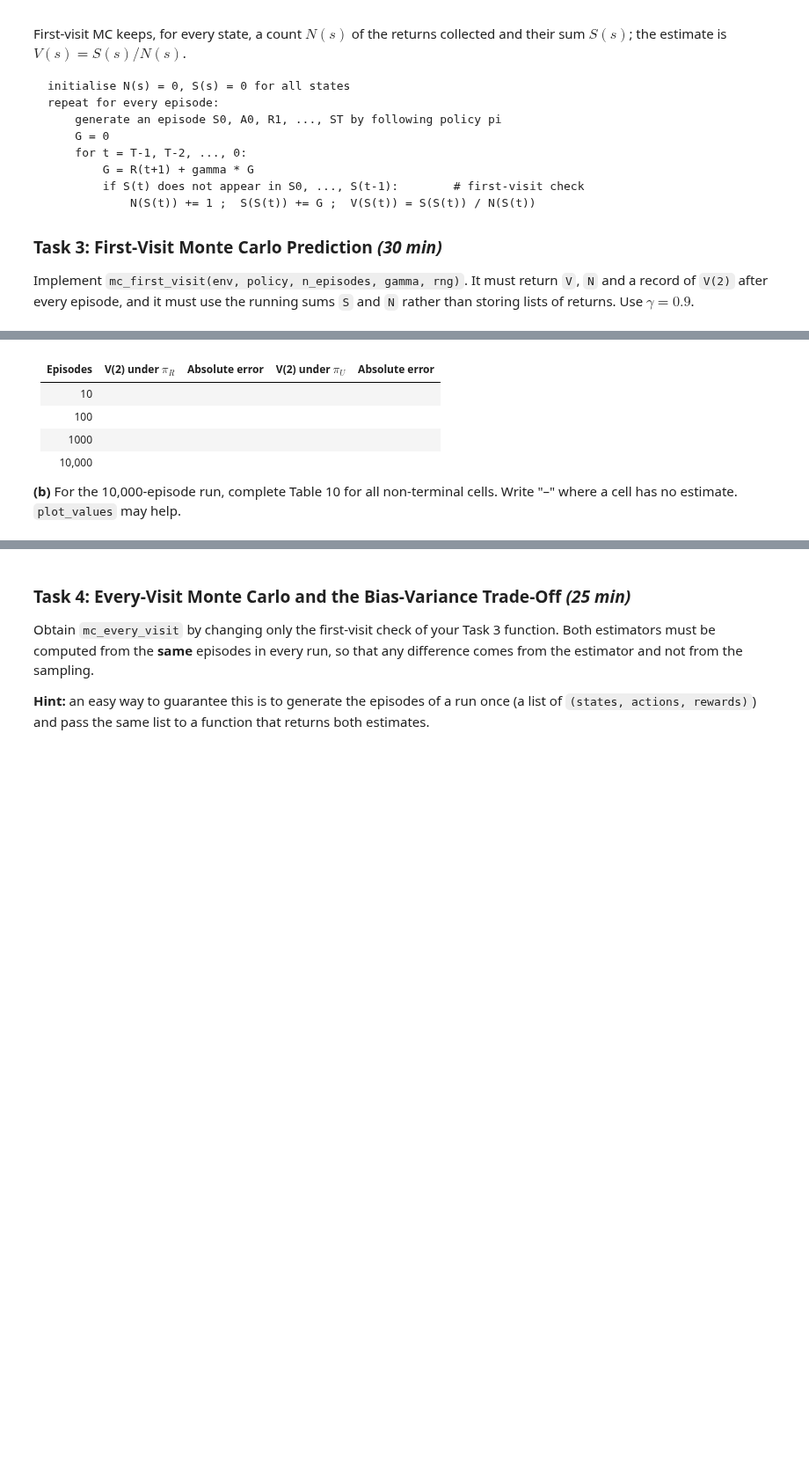
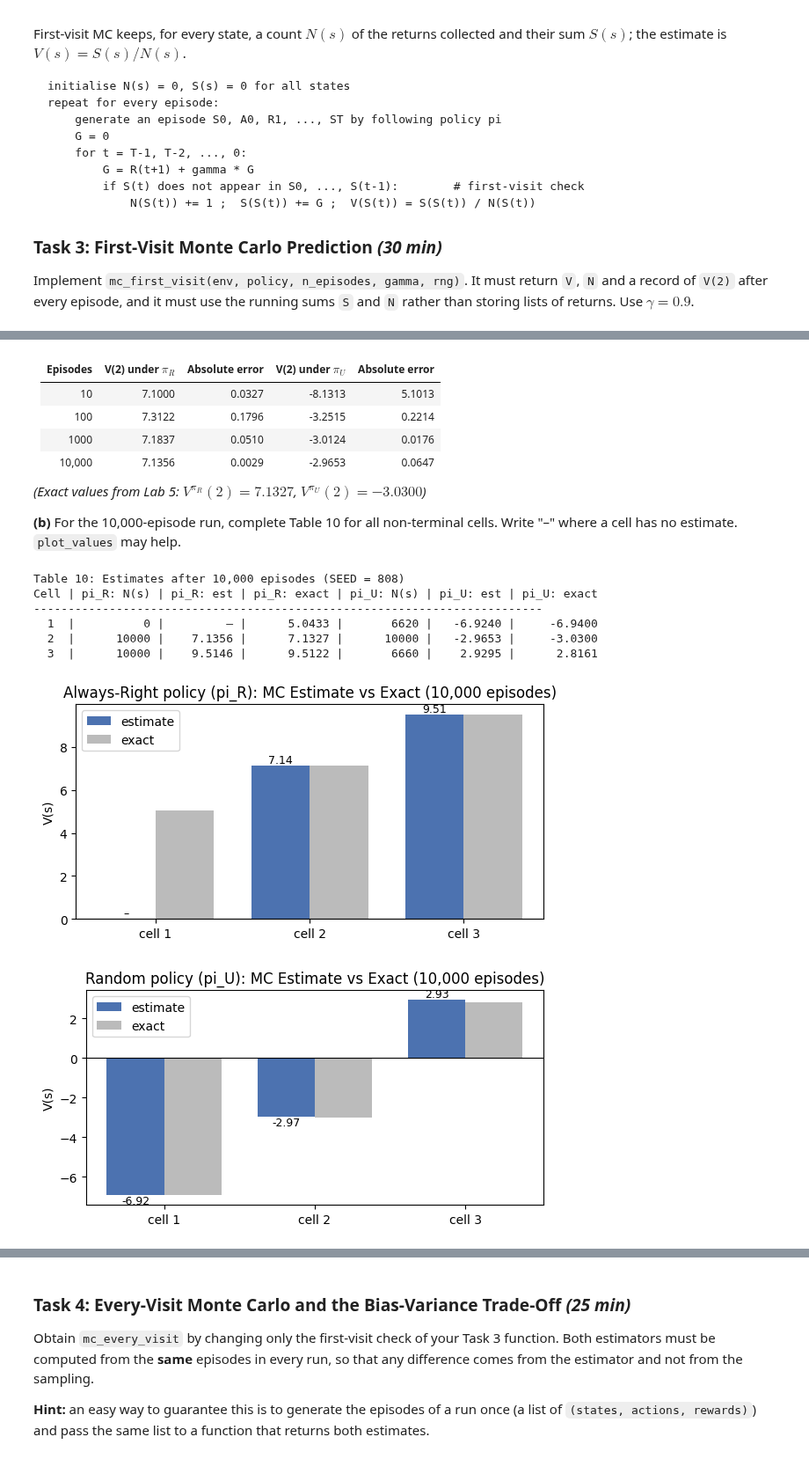
Before and after one commit to SikandarHussain6858/RL_labs, a Jupyter notebook: RL_Lab_7_Starter_Notebook.ipynb, the cells around one changed output, grey strips where cells are left out. Shown at 88% size. Cells and saved outputs as stored; diff of their text form; code cells hidden in the pictures; blank space fills up the shorter version.

```diff
--- a/RL_Lab_7_Starter_Notebook.ipynb
+++ b/RL_Lab_7_Starter_Notebook.ipynb
@@ -495,8 +568,19 @@ def mc_first_visit(env, policy, n_episodes, gamma, rng):
     N = np.zeros(n_states)
     S = np.zeros(n_states)
     V2_history = np.full(n_episodes, np.nan)
-    # TODO
-    # your code here
+
+    for ep in range(n_episodes):
+        states, actions, rewards = run_episode(env, policy, rng)
+        T = len(states)
+        G = 0.0
+        for t in range(T - 1, -1, -1):
+            s_t = states[t]
+            G = rewards[t] + gamma * G
+            if s_t not in states[:t]:       # first-visit check
+                N[s_t] += 1
+                S[s_t] += G
+        if N[2] > 0:
+            V2_history[ep] = S[2] / N[2]
 
     V = np.divide(S, N, out=np.full(n_states, np.nan), where=N > 0)
     return V, N, V2_history
@@ -513,16 +626,43 @@ def mc_first_visit(env, policy, n_episodes, gamma, rng):
 # %% [markdown]
 | Episodes | V(2) under $\pi_R$ | Absolute error | V(2) under $\pi_U$ | Absolute error |
 |---|---|---|---|---|
-| 10 | | | | |
-| 100 | | | | |
-| 1000 | | | | |
-| 10,000 | | | | |
+| 10 | 7.1000 | 0.0327 | -8.1313 | 5.1013 |
+| 100 | 7.3122 | 0.1796 | -3.2515 | 0.2214 |
+| 1000 | 7.1837 | 0.0510 | -3.0124 | 0.0176 |
+| 10,000 | 7.1356 | 0.0029 | -2.9653 | 0.0647 |
+
+*(Exact values from Lab 5: $V^{\pi_R}(2) = 7.1327$, $V^{\pi_U}(2) = -3.0300$)*
 
 **(b)** For the 10,000-episode run, complete Table 10 for all non-terminal cells. Write "–" where a cell has no estimate. `plot_values` may help.
 # %%
-# TODO: Table 10 — N(s), estimate and exact value for cells 1, 2, 3 under both policies
-#       (10,000 episodes). Plot each estimate against its exact values with plot_values.
-# your code here
+# Table 10 — N(s), estimate and exact value for cells 1, 2, 3 under both policies (10,000 episodes)
+env_R = CorridorEnv(seed=SEED)
+rng_R = np.random.default_rng(SEED)
+V_R_10k, N_R_10k, _ = mc_first_visit(env_R, right_policy, 10_000, GAMMA, rng_R)
+
+env_U = CorridorEnv(seed=SEED)
+rng_U = np.random.default_rng(SEED)
+V_U_10k, N_U_10k, _ = mc_first_visit(env_U, random_policy, 10_000, GAMMA, rng_U)
+
+print("Table 10: Estimates after 10,000 episodes (SEED = 808)")
+print("Cell | pi_R: N(s) | pi_R: est | pi_R: exact | pi_U: N(s) | pi_U: est | pi_U: exact")
+print("-" * 74)
+for s in [1, 2, 3]:
+    est_R = f"{V_R_10k[s]:9.4f}" if not np.isnan(V_R_10k[s]) else "        –"
+    est_U = f"{V_U_10k[s]:9.4f}" if not np.isnan(V_U_10k[s]) else "        –"
+    print(f"  {s}  | {int(N_R_10k[s]):10d} | {est_R} | {V_exact_R[s]:11.4f} | {int(N_U_10k[s]):10d} | {est_U} | {V_exact_U[s]:11.4f}")
+
+plot_values(V_R_10k, V_exact_R, title="Always-Right policy (pi_R): MC Estimate vs Exact (10,000 episodes)")
+plot_values(V_U_10k, V_exact_U, title="Random policy (pi_U): MC Estimate vs Exact (10,000 episodes)")
+# %% [output]
+Table 10: Estimates after 10,000 episodes (SEED = 808)
+Cell | pi_R: N(s) | pi_R: est | pi_R: exact | pi_U: N(s) | pi_U: est | pi_U: exact
+--------------------------------------------------------------------------
+  1  |          0 |         – |      5.0433 |       6620 |   -6.9240 |     -6.9400
+  2  |      10000 |    7.1356 |      7.1327 |      10000 |   -2.9653 |     -3.0300
+  3  |      10000 |    9.5146 |      9.5122 |       6660 |    2.9295 |      2.8161
+[figure, added]
+[figure, added]
 # %% [markdown]
 | Cell | $\pi_R$: N(s) | $\pi_R$: estimate | $\pi_R$: exact | $\pi_U$: N(s) | $\pi_U$: estimate | $\pi_U$: exact |
 |---|---|---|---|---|---|---|
```
Also changed, not shown: parts of 33 cells of this notebook.
